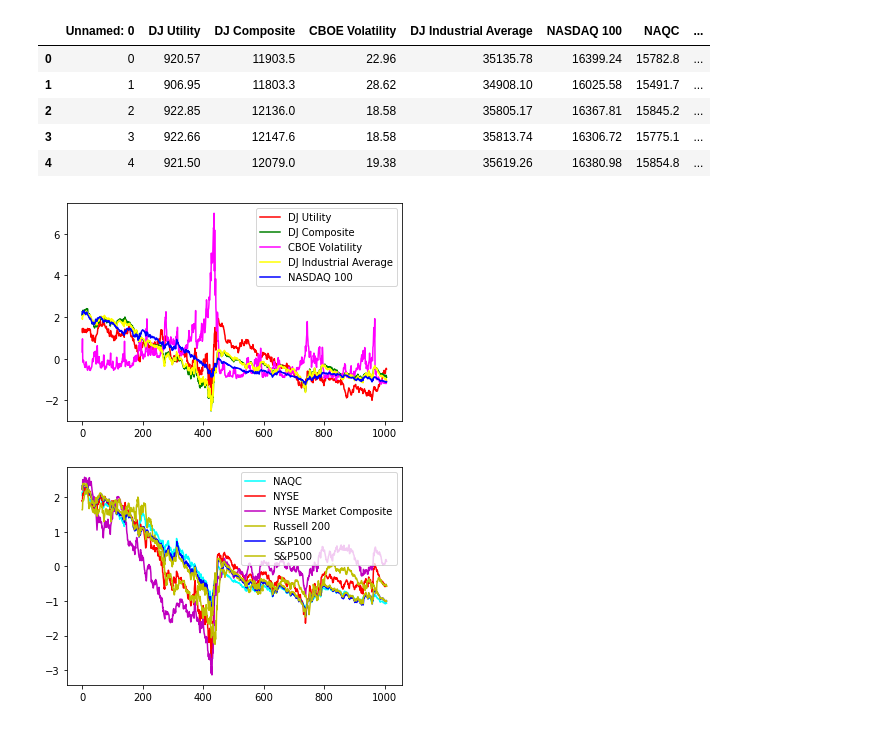
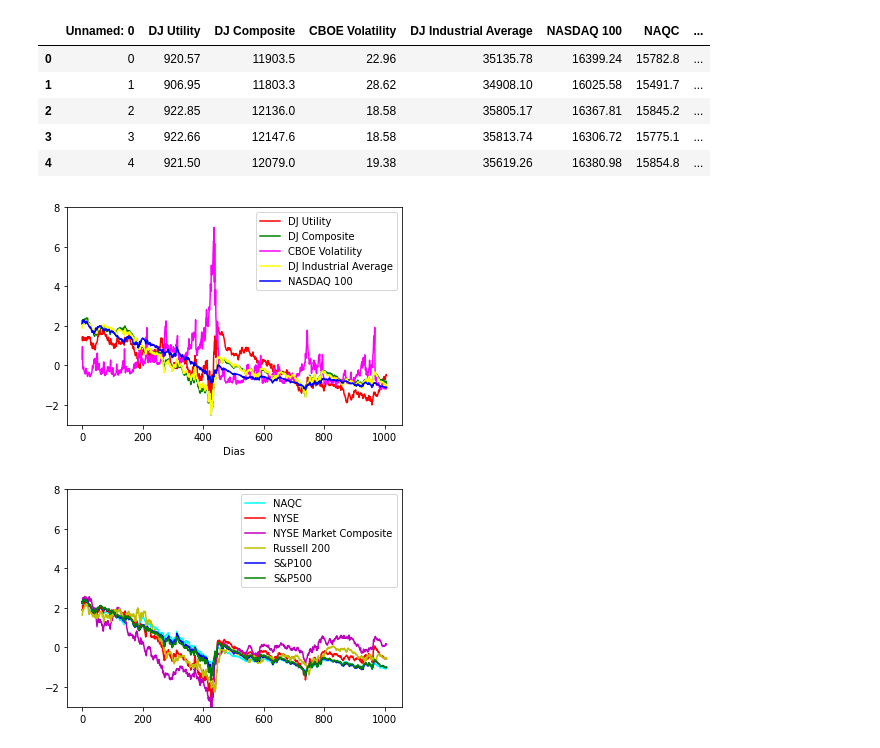
Before and after one commit to kennyldc/proyecto_final_opt21_eq8, a Jupyter notebook: solucion.ipynb, the cells around one changed output. Saved outputs shown, nothing was run; the diff lists cells and outputs as text; code cells hidden in the pictures.

```diff
--- a/solucion.ipynb
+++ b/solucion.ipynb
@@ -34,22 +34,25 @@ valor_SP500=datos_norm['S&P 500']
 # %%
 #Se grafican todos los valores
 plt.plot(valor_DJU, color = "red", label="DJ Utility")
 plt.plot(valor_DJC, color = "green", label="DJ Composite")
 plt.plot(valor_CBOE, color = "magenta",label="CBOE Volatility")
 plt.plot(valor_DJ_Industrial, color = "yellow",label="DJ Industrial Average")
 plt.plot(valor_NASDAQ100, color = "blue",label="NASDAQ 100")
+plt.ylim([-3, 8])
+plt.xlabel('Dias')
 plt.legend()
 plt.show()
 # %% [output]
-[figure, old version]
+[figure, new version]
 # %%
 plt.plot(valor_NAQC, color = "cyan", label="NAQC")
 plt.plot(valor_NYSE, color = "r", label="NYSE")
 plt.plot(valor_NYSEMC, color = "m",label="NYSE Market Composite")
 plt.plot(valor_RUS, color = "y",label="Russell 200")
 plt.plot(valor_SP100, color = "b",label="S&P100")
-plt.plot(valor_SP500, color = "y",label="S&P500")
+plt.plot(valor_SP500, color = "g",label="S&P500")
+plt.ylim([-3, 8])
 plt.legend()
 plt.show()
 # %% [output]
-[figure, old version]
+[figure, new version]
```
Also changed, not shown: parts of 3 cells of this notebook.
